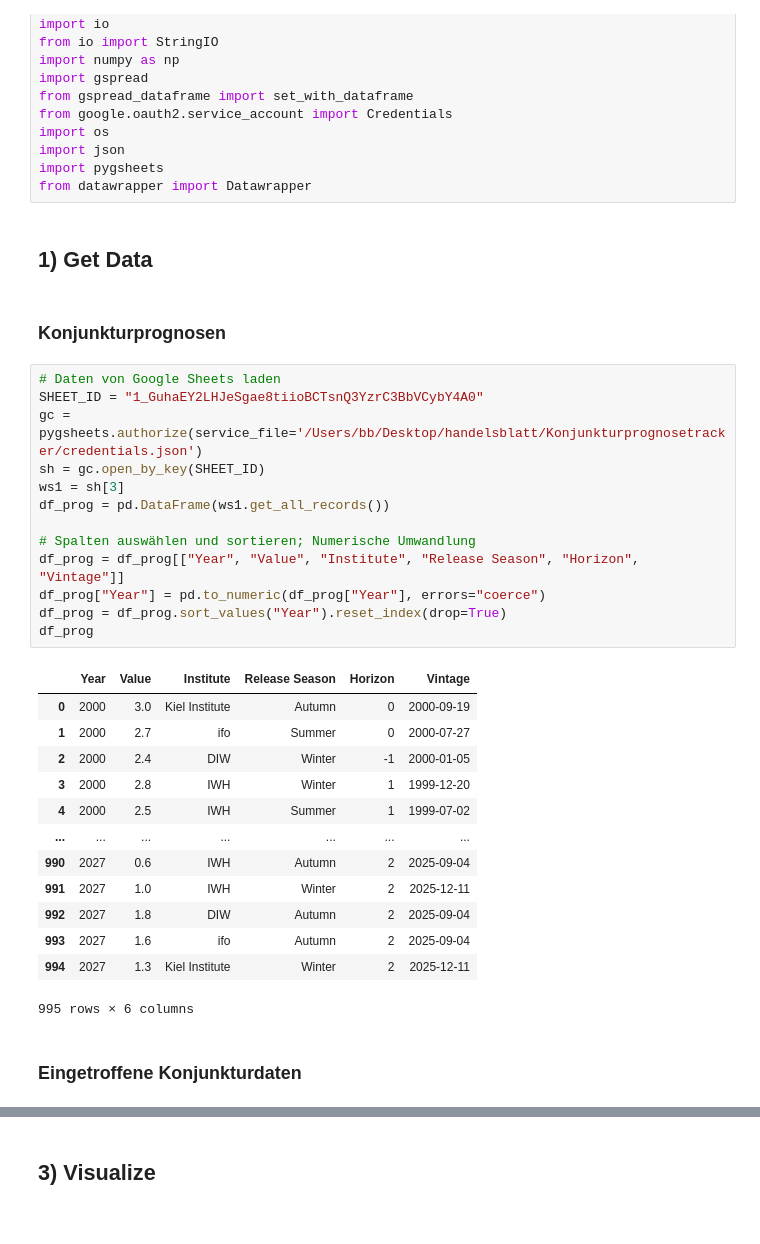
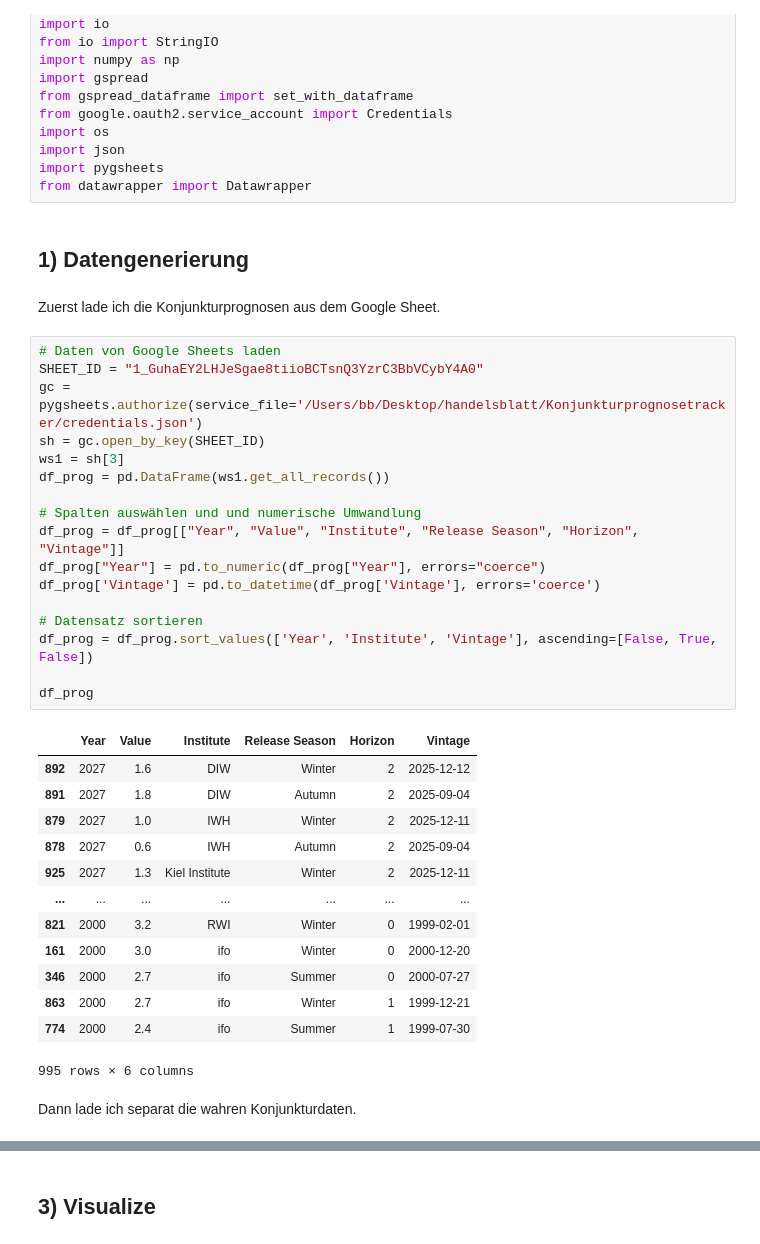
Before and after one commit to bettibayeah/konjunkturtracker, a Jupyter notebook: Konjunkturtracker.ipynb, the cells around one changed output, grey strips where cells are left out. Cells and saved outputs as stored; diff of their text form.

```diff
--- a/Konjunkturtracker.ipynb
+++ b/Konjunkturtracker.ipynb
@@ -21,38 +21,42 @@ import json
 import pygsheets
 from datawrapper import Datawrapper
 # %% [markdown]
-## 1) Get Data
+## 1) Datengenerierung
 # %% [markdown]
-### Konjunkturprognosen
+Zuerst lade ich die Konjunkturprognosen aus dem Google Sheet.
 # %%
 # Daten von Google Sheets laden
 SHEET_ID = "1_GuhaEY2LHJeSgae8tiioBCTsnQ3YzrC3BbVCybY4A0"
 gc = pygsheets.authorize(service_file='/Users/bb/Desktop/handelsblatt/Konjunkturprognosetracker/credentials.json')
 sh = gc.open_by_key(SHEET_ID)
 ws1 = sh[3]
 df_prog = pd.DataFrame(ws1.get_all_records())
 
-# Spalten auswählen und sortieren; Numerische Umwandlung
+# Spalten auswählen und und numerische Umwandlung
 df_prog = df_prog[["Year", "Value", "Institute", "Release Season", "Horizon", "Vintage"]]
 df_prog["Year"] = pd.to_numeric(df_prog["Year"], errors="coerce")
-df_prog = df_prog.sort_values("Year").reset_index(drop=True)
+df_prog['Vintage'] = pd.to_datetime(df_prog['Vintage'], errors='coerce')
+
+# Datensatz sortieren
+df_prog = df_prog.sort_values(['Year', 'Institute', 'Vintage'], ascending=[False, True, False])
+
 df_prog
 # %% [output]
 |  | Year | Value | Institute | Release Season | Horizon | Vintage |
-| 0 | 2000 | 3.0 | Kiel Institute | Autumn | 0 | 2000-09-19 |
-| 1 | 2000 | 2.7 | ifo | Summer | 0 | 2000-07-27 |
-| 2 | 2000 | 2.4 | DIW | Winter | -1 | 2000-01-05 |
-| 3 | 2000 | 2.8 | IWH | Winter | 1 | 1999-12-20 |
-| 4 | 2000 | 2.5 | IWH | Summer | 1 | 1999-07-02 |
+| 892 | 2027 | 1.6 | DIW | Winter | 2 | 2025-12-12 |
+| 891 | 2027 | 1.8 | DIW | Autumn | 2 | 2025-09-04 |
+| 879 | 2027 | 1.0 | IWH | Winter | 2 | 2025-12-11 |
+| 878 | 2027 | 0.6 | IWH | Autumn | 2 | 2025-09-04 |
+| 925 | 2027 | 1.3 | Kiel Institute | Winter | 2 | 2025-12-11 |
 | ... | ... | ... | ... | ... | ... | ... |
-| 990 | 2027 | 0.6 | IWH | Autumn | 2 | 2025-09-04 |
-| 991 | 2027 | 1.0 | IWH | Winter | 2 | 2025-12-11 |
-| 992 | 2027 | 1.8 | DIW | Autumn | 2 | 2025-09-04 |
-| 993 | 2027 | 1.6 | ifo | Autumn | 2 | 2025-09-04 |
-| 994 | 2027 | 1.3 | Kiel Institute | Winter | 2 | 2025-12-11 |
+| 821 | 2000 | 3.2 | RWI | Winter | 0 | 1999-02-01 |
+| 161 | 2000 | 3.0 | ifo | Winter | 0 | 2000-12-20 |
+| 346 | 2000 | 2.7 | ifo | Summer | 0 | 2000-07-27 |
+| 863 | 2000 | 2.7 | ifo | Winter | 1 | 1999-12-21 |
+| 774 | 2000 | 2.4 | ifo | Summer | 1 | 1999-07-30 |
 995 rows × 6 columns
 # %% [markdown]
-### Eingetroffene Konjunkturdaten
+Dann lade ich separat die wahren Konjunkturdaten.
 # %%
 # Daten laden
 data = sh[4]
```
Also changed, not shown: parts of 45 cells of this notebook.
